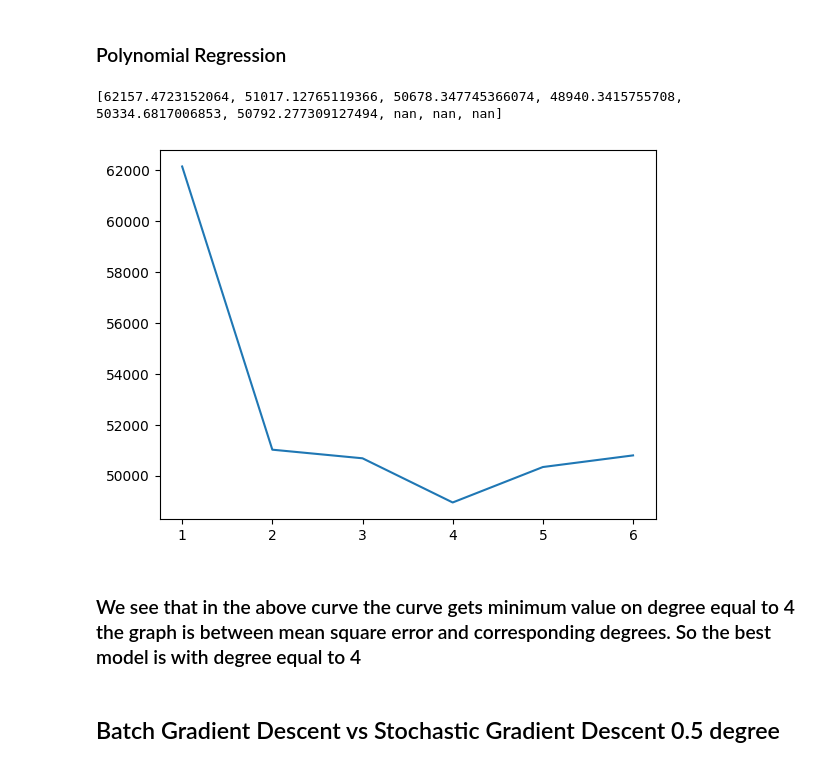
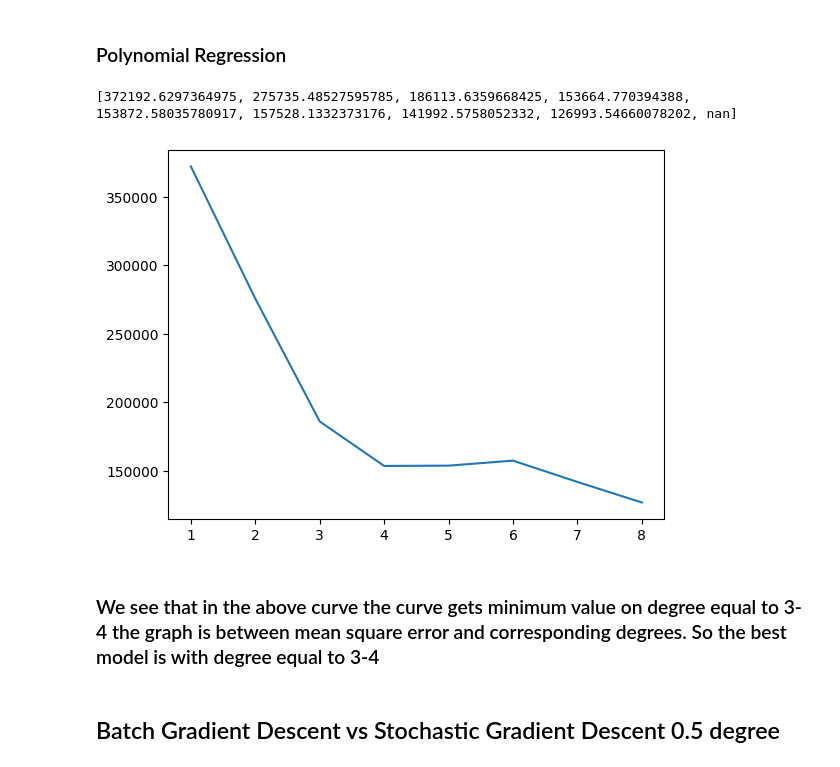
Before and after one commit to sparsh-04/ML, a Jupyter notebook: fods.ipynb, the cells around one changed output. Saved outputs shown, nothing was run; the diff lists cells and outputs as text; code cells hidden in the pictures.

```diff
--- a/fods.ipynb
+++ b/fods.ipynb
@@ -170,7 +205,7 @@ def poly_transform_2(data: np.ndarray, degrees: int):
 # %% [markdown]
 # Polynomial Regression
 # %%
-def poly_reg(X: np.ndarray,Y: np.ndarray, learning_rate = 0.003, max_iters = 5000):
+def poly_reg(X: np.ndarray,Y: np.ndarray, learning_rate = 0.00003, max_iters = 5000):
   W = np.zeros(X.shape[1])
   n = len(X)
   for _ in range(max_iters):
@@ -187,23 +222,18 @@ X_transformed_Train_poly = poly_transform_2(X_Train,3)
 X_Transformed_Test_poly  = poly_transform_2(X_Test,3)
 W_poly = poly_reg(X_transformed_Train_poly, Y_Train)
 W_poly
-print(W_poly)
 Y_pred_one_deg = np.dot(X_Transformed_Test_poly, W_poly)
 
 mse_poly = mean_squared_error_poly(Y_Test, Y_pred_one_deg)
-print(mse_poly)
-
 degrees = [1,2,3,4,5,6,7,8,9]
-output_poly = []
+output_poly1 = []
 for i in degrees:
     X_Train_poly_poly = poly_transform_2(X_Train, i)
     X_Test_poly_poly = poly_transform_2(X_Test, i)
-    W_bch_one = poly_reg(X_Train_poly_poly, Y_Train)
-    Y_Test_pred = np.dot(X_Test_poly_poly,W_bch_one)
-    mse_bch_one = mean_squared_error_poly(Y_Test, Y_Test_pred)
-    output_poly.append(mse_bch_one)
+    W_poly = poly_reg(X_Train_poly_poly, Y_Train)
+    Y_Test_pred_poly = np.dot(X_Test_poly_poly,W_poly)
+    mse_poly = mean_squared_error_poly(Y_Test, Y_Test_pred_poly)
+    output_poly1.append(mse_poly)
 
-print(output_poly)
-plt.plot(degrees, output_poly)
-plt.show()
+print(output_poly1)
 # %% [output]
@@ -560,0 +528,17 @@ plt.show()
+# %%
+from mpl_toolkits.mplot3d import Axes3D
+degrees = [1,2,3,4,5,6,7,8,9]
+output_poly = []
+for i in degrees:
+    X_Train_poly_poly = poly_transform_2(X_Train, i)
+    X_Test_poly_poly = poly_transform_2(X_Test, i)
+    W_poly = poly_reg(X_Train_poly_poly, Y_Train)
+    Y_Test_pred_poly = np.dot(X_Test_poly_poly,W_poly)
+    fig = plt.figure()
+    ax = fig.add_subplot(111, projection='3d')
+    ax.plot_trisurf(X_Test_Height, X_Test_Width, Y_Test_pred_poly, cmap='viridis', edgecolor='none')
+    ax.set_xlabel('Height')
+    ax.set_ylabel('Width')
+    ax.set_zlabel('Weight')
+    plt.title(f"Polynomial Regression with degree {i}")
+    plt.show()
@@ -565,14 +625,14 @@ plt.show()
 # %% [markdown]
 ### Polynomial Regression
 # %%
-print(output_poly)
-plt.plot(degrees, output_poly)
+print(output_poly1)
+plt.plot(degrees, output_poly1)
 plt.show()
 # %% [output]
-[62157.4723152064, 51017.12765119366, 50678.347745366074, 48940.3415755708, 50334.6817006853, 50792.277309127494, nan, nan, nan]
+[372192.6297364975, 275735.48527595785, 186113.6359668425, 153664.770394388, 153872.58035780917, 157528.1332373176, 141992.5758052332, 126993.54660078202, nan]
-[figure, old version]
+[figure, new version]
 # %% [markdown]
-### We see that in the above curve the curve gets minimum value on degree equal to 4 the graph is between mean square error and corresponding degrees. So the best model is with degree equal to 4
+### We see that in the above curve the curve gets minimum value on degree equal to 3-4 the graph is between mean square error and corresponding degrees. So the best model is with degree equal to 3-4
 # %% [markdown]
 ## Batch Gradient Descent vs Stochastic Gradient Descent 0.5 degree
 # %%
```
Also changed, not shown: parts of 36 cells of this notebook.
